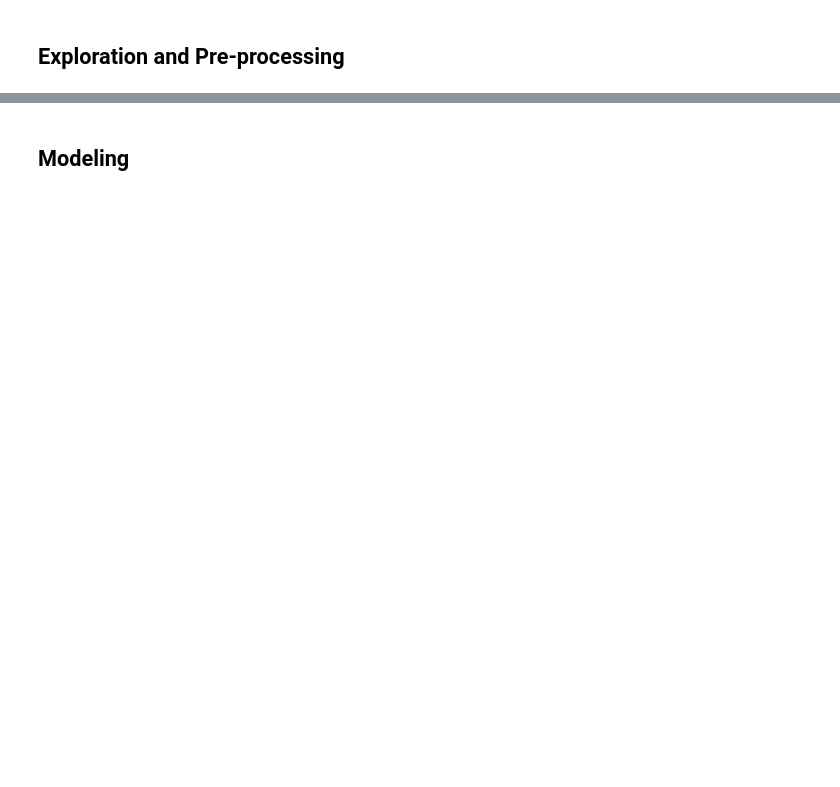
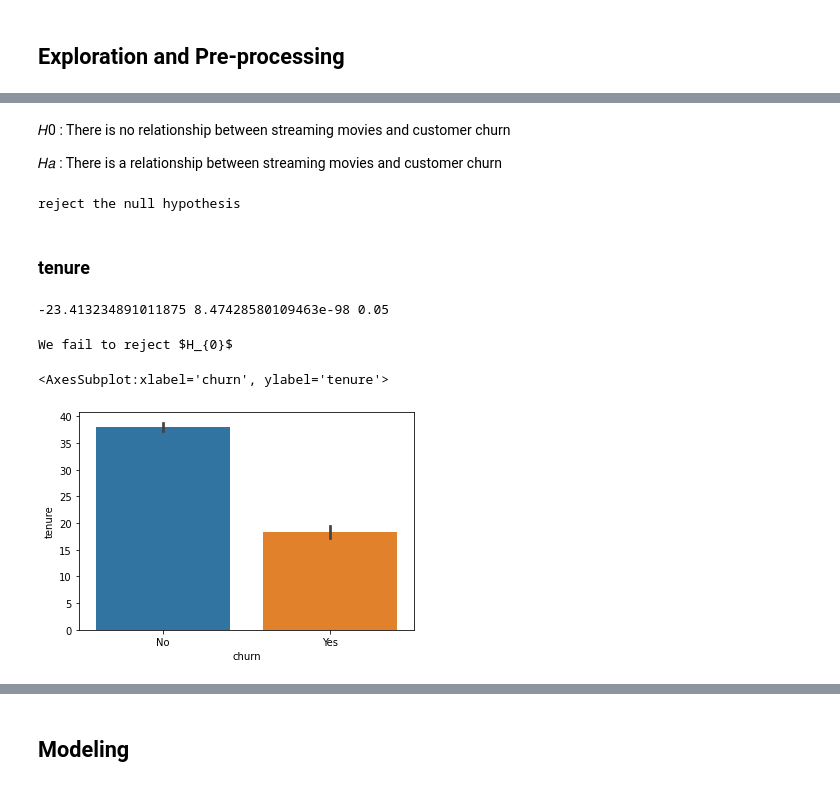
Before and after one commit to mindyshiben/telco_classification_project, a Jupyter notebook: telco_pipeline_work.ipynb, the cells around one changed output, grey strips where cells are left out. Saved outputs shown, nothing was run; the diff lists cells and outputs as text; code cells hidden in the pictures; blank space fills up the shorter version.

```diff
--- a/telco_pipeline_work.ipynb
+++ b/telco_pipeline_work.ipynb
@@ -137,0 +413,2 @@ df.info()
+# %%
+train, validate, test = train_validate_test_split(df, target="churn", seed=123)
@@ -137,0 +681,39 @@ df.info()
+# %% [markdown]
+𝐻0 : There is no relationship between streaming movies and customer churn
+
+𝐻𝑎 : There is a relationship between streaming movies and customer churn
+# %%
+observed = pd.crosstab(train.churn, train.paperless_billing)
+observed
+info, p, info2, info3 = stats.chi2_contingency(observed)
+if p < alpha:
+    print("reject the null hypothesis")
+else:
+    print("fail to reject the null hypothesis")
+# %% [output]
+reject the null hypothesis
+# %% [markdown]
+### tenure
+# %%
+churn_sample = train[train.churn == 'Yes'].tenure
+overall_mean = train.tenure.mean()
+
+t, p = stats.ttest_1samp(churn_sample, overall_mean)
+
+print(t, p, alpha)
+# %% [output]
+-23.413234891011875 8.47428580109463e-98 0.05
+# %%
+if p > alpha:
+    print("We fail to reject $H_{0}$")
+elif t < 0:
+    print("We fail to reject $H_{0}$")
+else:
+    print("We reject $H_{0}$")
+# %% [output]
+We fail to reject $H_{0}$
+# %%
+sns.barplot(x='churn',y='tenure',data=train)
+# %% [output]
+<AxesSubplot:xlabel='churn', ylabel='tenure'>
+[figure, added]
```
Also changed, not shown: parts of 128 cells of this notebook, 2 other files.
